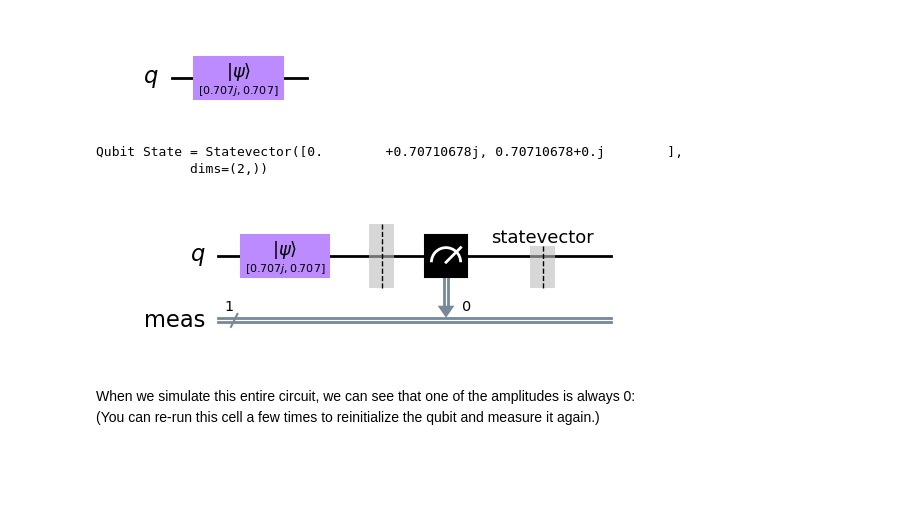
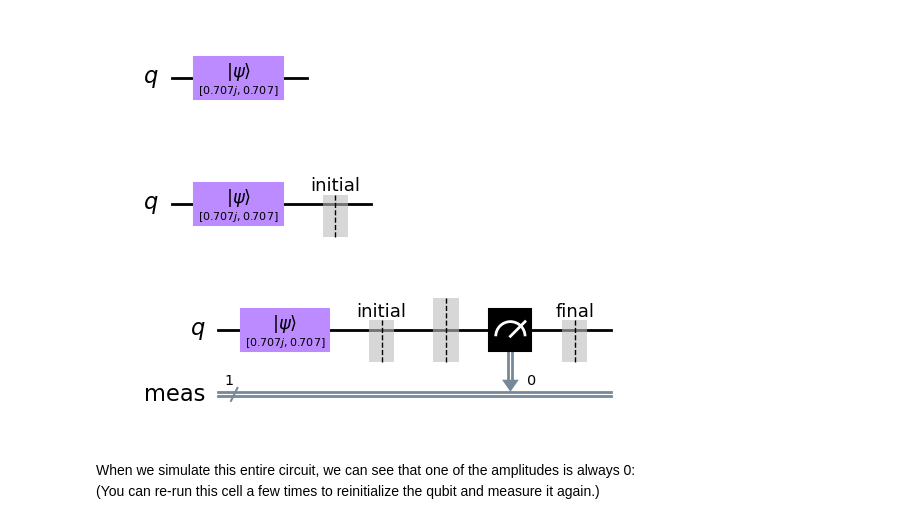
Before and after one commit to RamiroHR/QC_lessons, a Jupyter notebook: 01_StateVector_Superposition_Measurement.ipynb, the cells around one changed output. Saved outputs shown, nothing was run; the diff lists cells and outputs as text; code cells hidden in the pictures; blank space fills up the shorter version.

Commit message:
Refactor 01_statevector_superp  and add 01_practice

```diff
--- a/01_StateVector_Superposition_Measurement.ipynb
+++ b/01_StateVector_Superposition_Measurement.ipynb
@@ -232,22 +313,22 @@ qc.draw()
 # %% [output]
 [figure]
 # %%
-#We can verify this using the simulator:
+#We can same the state vector before starting operations:
 
-qc.save_statevector()
-result = sim.run(qc).result()
-state = result.get_statevector()
-print("Qubit State = " + str(state))
+qc.save_statevector(label="initial")
+qc.draw()
 # %% [output]
-Qubit State = Statevector([0.        +0.70710678j, 0.70710678+0.j        ],
-            dims=(2,))
+[figure, added]
 # %%
 #After having created the circuit, Let’s now measure this qubit:
 qc.measure_all()
-qc.save_statevector()
+
+# save statevector after measurement
+qc.save_statevector(label="final")
+
 qc.draw()
 # %% [output]
-[figure, old version]
+[figure, new version]
 # %% [markdown]
 When we simulate this entire circuit, we can see that one of the amplitudes is always 0:
 (You can re-run this cell a few times to reinitialize the qubit and measure it again.)
```
Also changed, not shown: parts of 38 cells of this notebook, 1 other file.
